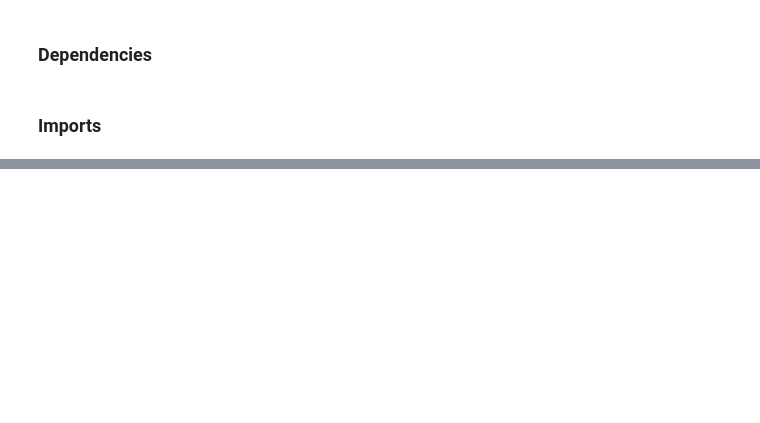
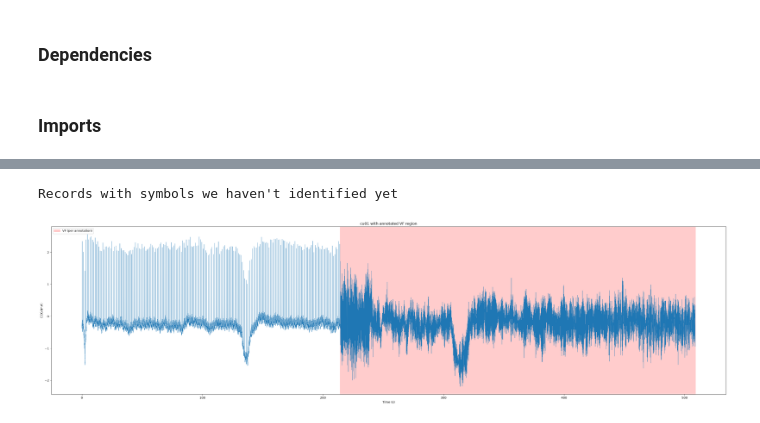
Before and after one commit to SeifElgendy-eg/task_2-2B-intern, a Jupyter notebook: pipeline.ipynb, the cells around one changed output, grey strips where cells are left out. Drawn from its saved outputs; the diff is of its cells as text; code cells hidden in the pictures; blank space fills up the shorter version.

```diff
--- a/pipeline.ipynb
+++ b/pipeline.ipynb
@@ -155,0 +74,6 @@ for s, note in zip(ann.sample, ann.aux_note):
+# %%
+def scan_record(rec_path):
+    """Return every annotation's sample, symbol, and aux_note for one record."""
+    ann = wfdb.rdann(rec_path, 'atr')
+    record_len = wfdb.rdrecord(rec_path).p_signal.shape[0]
+    return list(zip(ann.sample, ann.symbol, ann.aux_note)), record_len
@@ -155,0 +97,8 @@ for s, note in zip(ann.sample, ann.aux_note):
+# %%
+print("Records with unmatched [ / ] counts")
+for rec in records:
+    entries, _ = scan_record(os.path.join(cudb_path, rec))
+    opens = sum(1 for _, sym, _ in entries if sym == '[')
+    closes = sum(1 for _, sym, _ in entries if sym == ']')
+    if opens != closes:
+        print(f"{rec}: opens={opens}, closes={closes}")
@@ -155,0 +115,33 @@ for s, note in zip(ann.sample, ann.aux_note):
+# %%
+known_symbols = {'N', '+', '[', ']', '~', '|'}
+
+print("Records with symbols we haven't identified yet")
+for rec in records:
+    entries, _ = scan_record(os.path.join(cudb_path, rec))
+    extra = {sym for _, sym, _ in entries} - known_symbols
+    if extra:
+        print(f"{rec}: unexpected symbols {extra}")
+# %% [output]
+Records with symbols we haven't identified yet
+# %%
+rec_path = os.path.join(cudb_path, 'cu01')
+record = wfdb.rdrecord(rec_path)
+signal = record.p_signal[:, 0]
+entries, record_len = scan_record(rec_path)
+
+vf_start = next(s for s, sym, _ in entries if sym == '[')
+vf_end_candidates = [s for s, sym, _ in entries if sym == ']']
+vf_end = vf_end_candidates[0] if vf_end_candidates else record_len - 1
+
+time = np.arange(record_len) / fs
+
+plt.figure(figsize=(40, 10))
+plt.plot(time, signal, linewidth=0.5)
+plt.axvspan(vf_start/fs, vf_end/fs, color='red', alpha=0.2, label='VF (per annotation)')
+plt.xlabel('Time (s)')
+plt.ylabel('ECG (mV)')
+plt.title('cu01 with annotated VF region')
+plt.legend()
+plt.show()
+# %% [output]
+[figure, added]
```
Also changed, not shown: parts of 34 cells of this notebook, 1 other file.
